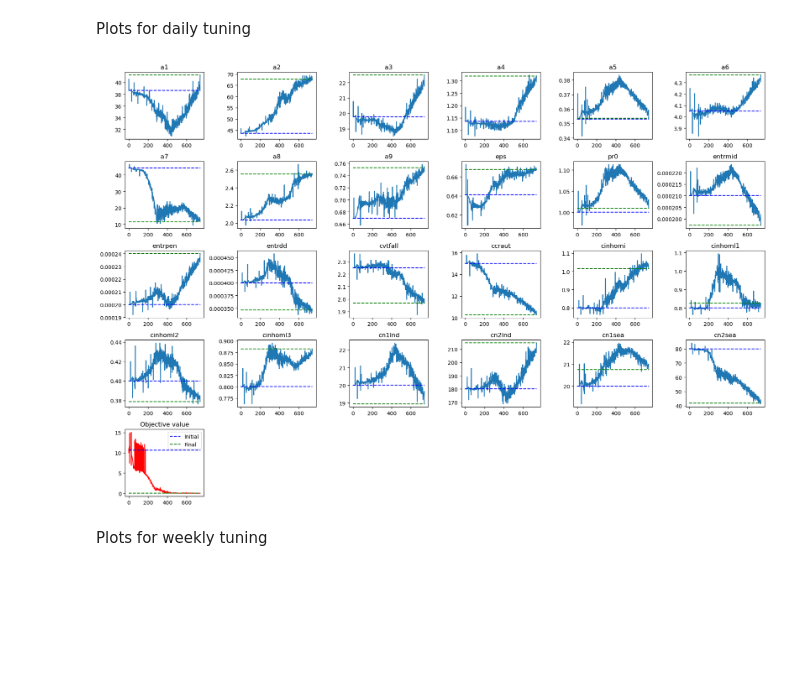
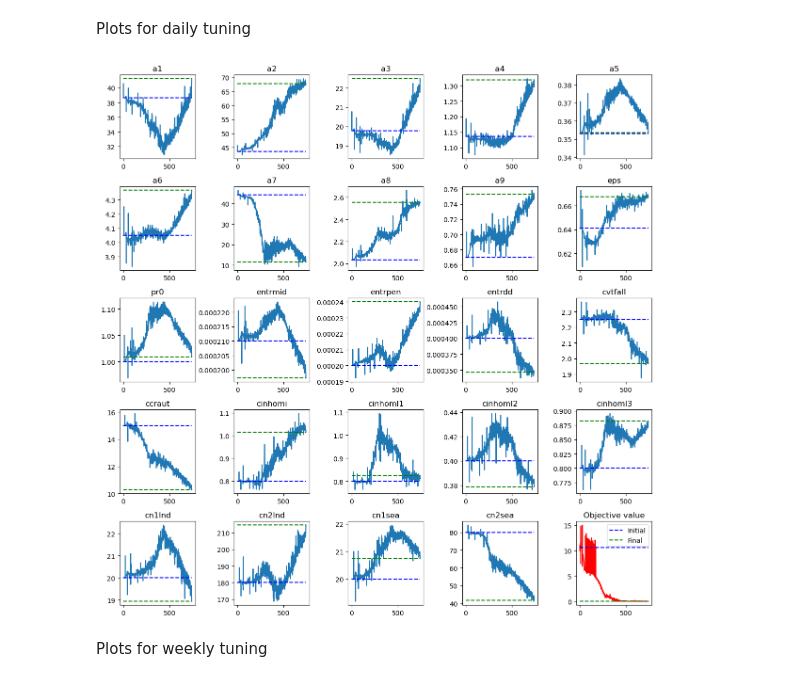
Before and after one commit to EyringMLClimateGroup/grundner25_iconaml_automatic_tuning, a Jupyter notebook: parameter_evolution.ipynb, the cells around one changed output. Cells and saved outputs as stored; diff of their text form; code cells hidden in the pictures; blank space fills up the shorter version.

```diff
--- a/parameter_evolution.ipynb
+++ b/parameter_evolution.ipynb
@@ -50,10 +50,10 @@ def plot_parameter_evolution(log_file):
 
     # Grid size (5 rows x 6 columns = 30 slots for 29 parameters)
     n_params = len(param_names)
-    n_cols = 6
+    n_cols = 5
     n_rows = math.ceil((n_params + 1) / n_cols)
 
-    fig, axs = plt.subplots(n_rows, n_cols, figsize=(18, 12))
+    fig, axs = plt.subplots(n_rows, n_cols, figsize=(14, 12))
     axs = axs.flatten()
 
     for param_ind, param_name in enumerate(param_names):
@@ -75,13 +75,15 @@ def plot_parameter_evolution(log_file):
         axs[i].axis('off')
 
     plt.tight_layout()
-    plt.show()
+    # plt.show()
+
+    return fig, axs
 # %% [markdown]
 Plots for daily tuning
-# %%
-plot_parameter_evolution("log.auto_tune.12876603.o")
-# %% [output]
-[figure, removed]
+# %%
+daily_fig, daily_axs = plot_parameter_evolution("log.auto_tune.12876603.o")
+# %% [output]
+[figure, added]
 # %% [markdown]
 Plots for weekly tuning
 # %%
```
Also changed, not shown: parts of 4 cells of this notebook.
